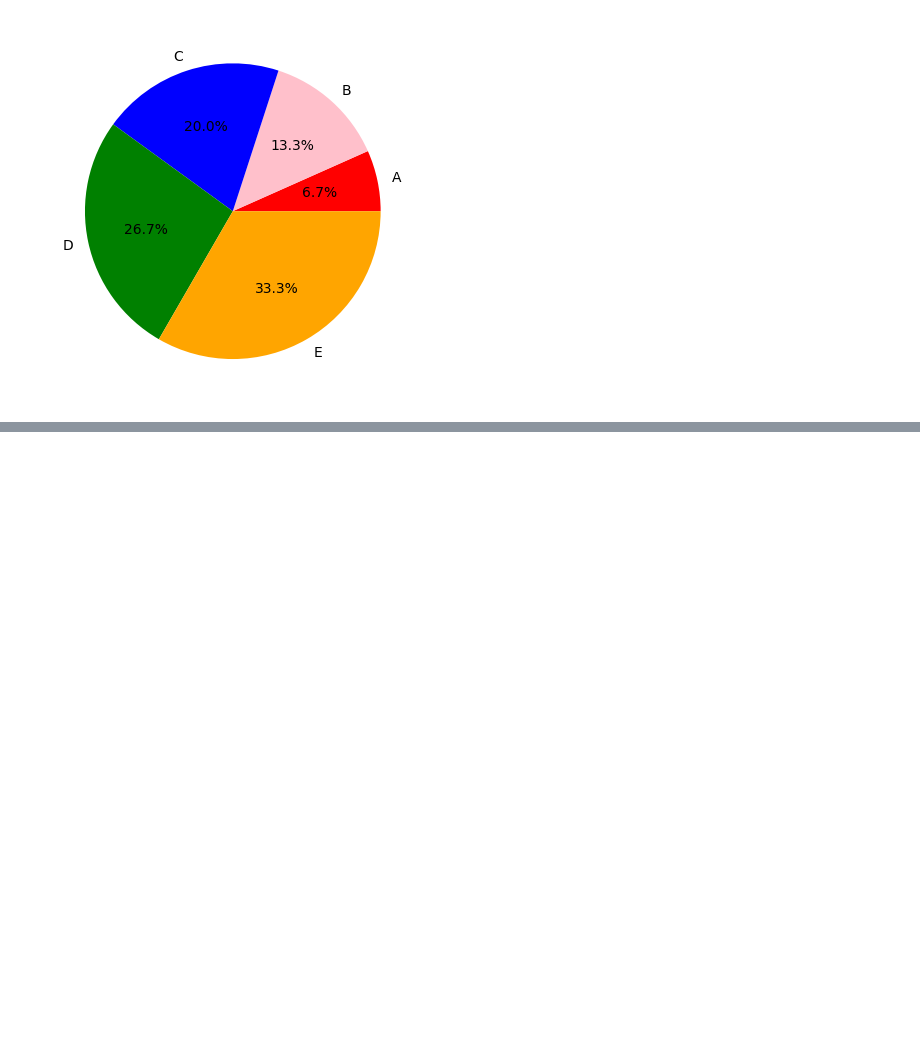
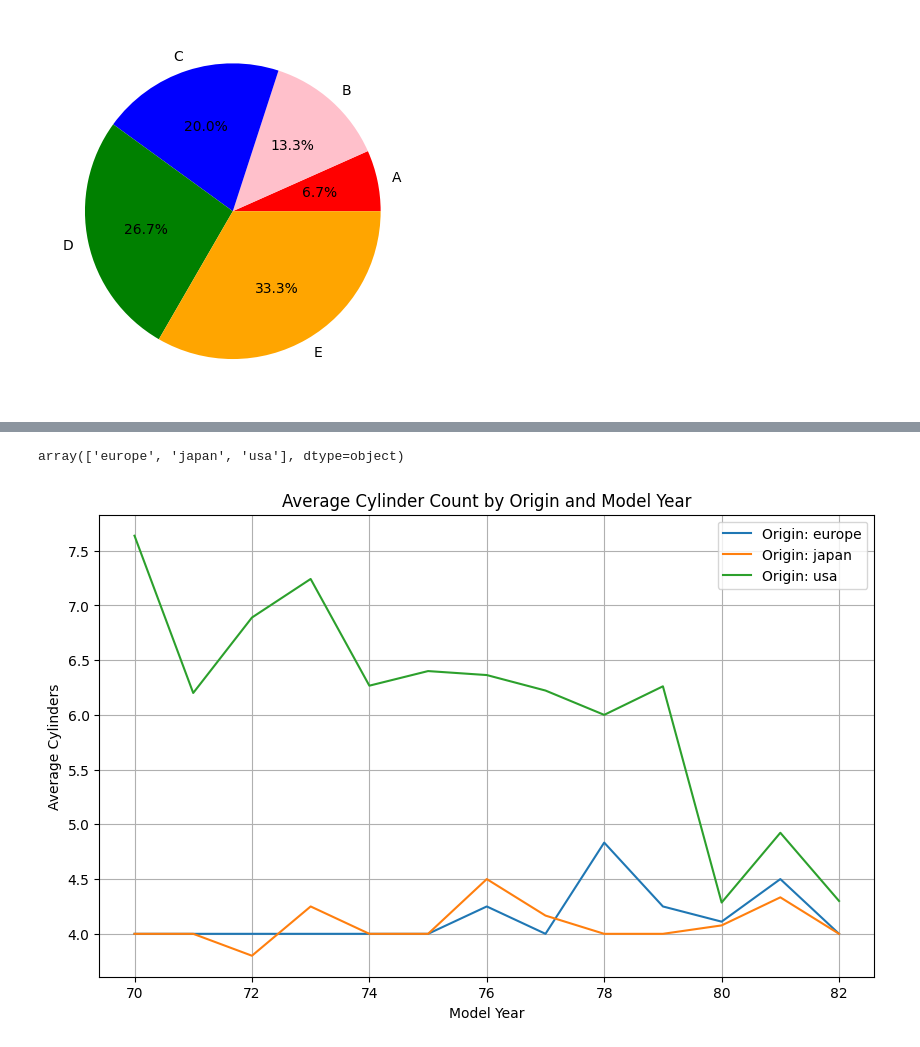
Before and after one commit to Sanjeevi-Kumar/Learning-Fundamental, a Jupyter notebook: Matplotlib/matplotlib.ipynb, the cells around one changed output, grey strips where cells are left out. Cells and saved outputs as stored; diff of their text form; code cells hidden in the pictures; blank space fills up the shorter version.

```diff
--- a/Matplotlib/matplotlib.ipynb
+++ b/Matplotlib/matplotlib.ipynb
@@ -93,0 +136,3 @@ plt.show()
+# %%
+orgin_year_cylinder=data.groupby(["origin","model_year"])["cylinders"].mean()
+orgin_year_cylinder
@@ -93,0 +157,24 @@ plt.show()
+# %%
+df['origin'].unique()
+# %% [output]
+array(['europe', 'japan', 'usa'], dtype=object)
+# %%
+import matplotlib.pyplot as plt
+
+# Reset index to convert MultiIndex to columns
+df = orgin_year_cylinder.reset_index()
+
+# Plot
+plt.figure(figsize=(10, 6))
+for origin in df['origin'].unique():
+    subset = df[df['origin'] == origin]
+    plt.plot(subset['model_year'], subset['cylinders'], label=f"Origin: {origin}")
+
+plt.xlabel("Model Year")
+plt.ylabel("Average Cylinders")
+plt.title("Average Cylinder Count by Origin and Model Year")
+plt.legend()
+plt.grid(True)
+plt.show()
+# %% [output]
+[figure, added]
```
Also changed, not shown: parts of 10 cells of this notebook, 1 other file.
